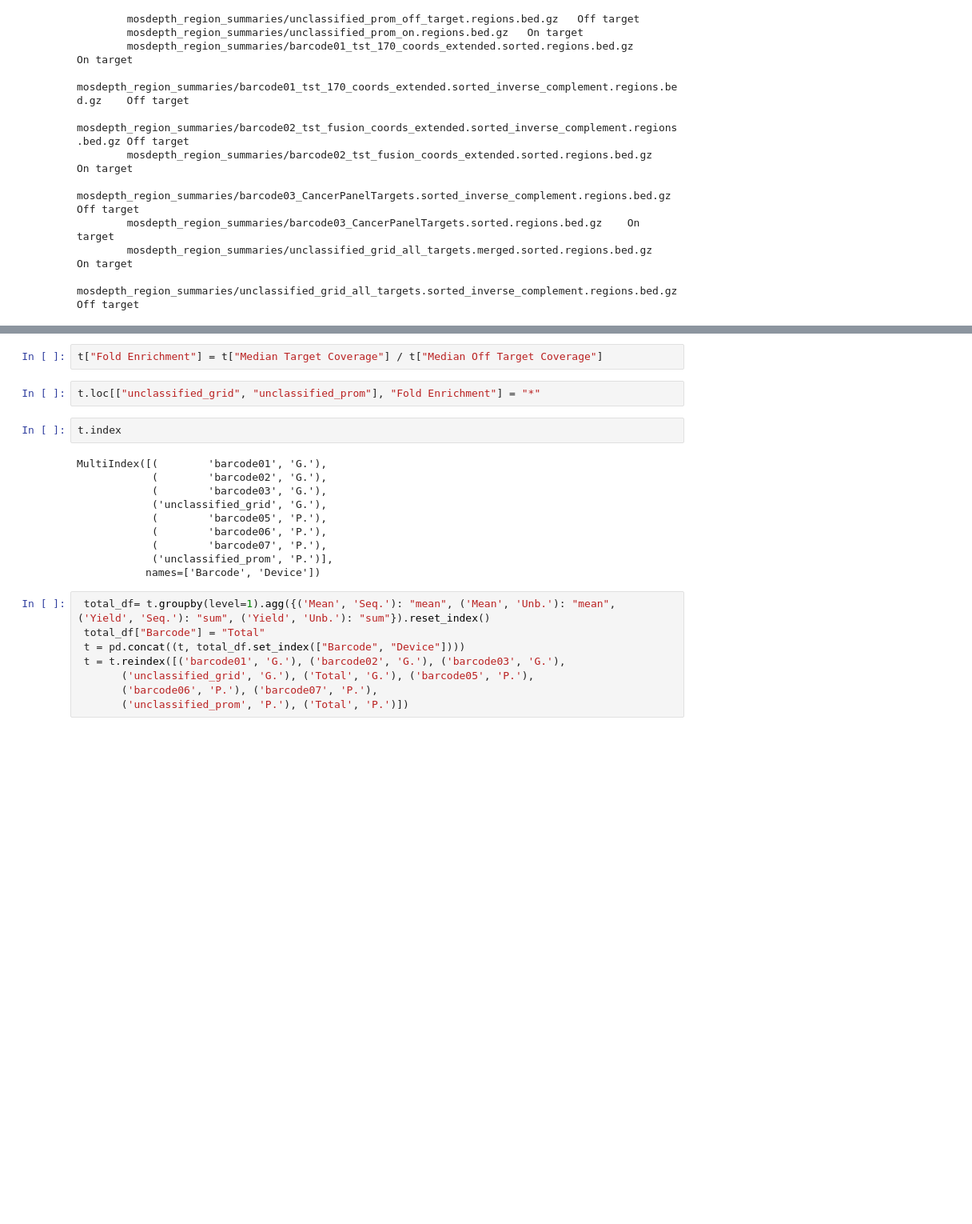
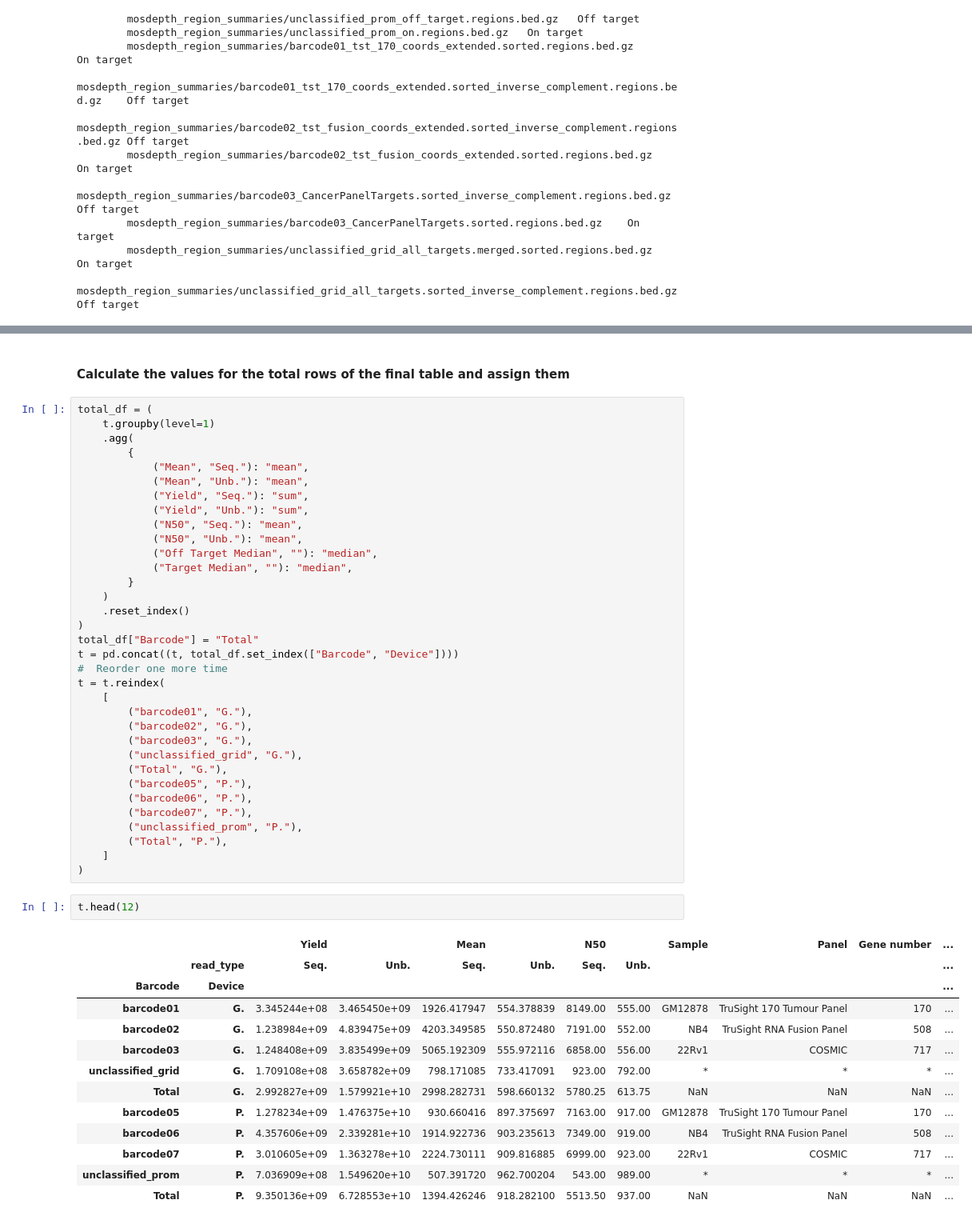
Before and after one commit to LooseLab/barcode_paper_nb, a Jupyter notebook: table_1/table_1.ipynb, the cells around one changed output, grey strips where cells are left out. Shown at 80% size. Saved outputs shown, nothing was run; the diff lists cells and outputs as text; blank space fills up the shorter version.

Commit message:
Tidy up and comment table1.ipynb

```diff
--- a/table_1/table_1.ipynb
+++ b/table_1/table_1.ipynb
@@ -290,24 +284,52 @@ t
-# %%
-t["Fold Enrichment"] = t["Median Target Coverage"] / t["Median Off Target Coverage"]
-# %%
-t.loc[["unclassified_grid", "unclassified_prom"], "Fold Enrichment"] = "*"
-# %%
-t.index
-# %% [output]
-MultiIndex([(        'barcode01', 'G.'),
-            (        'barcode02', 'G.'),
-            (        'barcode03', 'G.'),
-            ('unclassified_grid', 'G.'),
-            (        'barcode05', 'P.'),
-            (        'barcode06', 'P.'),
-            (        'barcode07', 'P.'),
-            ('unclassified_prom', 'P.')],
-           names=['Barcode', 'Device'])
+# %% [markdown]
+#### Calculate the values for the total rows of the final table and assign them
 # %%
- total_df= t.groupby(level=1).agg({('Mean', 'Seq.'): "mean", ('Mean', 'Unb.'): "mean", ('Yield', 'Seq.'): "sum", ('Yield', 'Unb.'): "sum"}).reset_index()
- total_df["Barcode"] = "Total"
- t = pd.concat((t, total_df.set_index(["Barcode", "Device"])))
- t = t.reindex([('barcode01', 'G.'), ('barcode02', 'G.'), ('barcode03', 'G.'),
-       ('unclassified_grid', 'G.'), ('Total', 'G.'), ('barcode05', 'P.'),
-       ('barcode06', 'P.'), ('barcode07', 'P.'),
-       ('unclassified_prom', 'P.'), ('Total', 'P.')])
+total_df = (
+    t.groupby(level=1)
+    .agg(
+        {
+            ("Mean", "Seq."): "mean",
+            ("Mean", "Unb."): "mean",
+            ("Yield", "Seq."): "sum",
+            ("Yield", "Unb."): "sum",
+            ("N50", "Seq."): "mean",
+            ("N50", "Unb."): "mean",
+            ("Off Target Median", ""): "median",
+            ("Target Median", ""): "median",
+        }
+    )
+    .reset_index()
+)
+total_df["Barcode"] = "Total"
+t = pd.concat((t, total_df.set_index(["Barcode", "Device"])))
+#  Reorder one more time
+t = t.reindex(
+    [
+        ("barcode01", "G."),
+        ("barcode02", "G."),
+        ("barcode03", "G."),
+        ("unclassified_grid", "G."),
+        ("Total", "G."),
+        ("barcode05", "P."),
+        ("barcode06", "P."),
+        ("barcode07", "P."),
+        ("unclassified_prom", "P."),
+        ("Total", "P."),
+    ]
+)
+# %%
+t.head(12)
+# %% [output]
+|  |  | Yield |  | Mean |  | N50 |  | Sample | Panel | Gene number | ... |
+|  | read_type | Seq. | Unb. | Seq. | Unb. | Seq. | Unb. |  |  |  | ... |
+| Barcode | Device |  |  |  |  |  |  |  |  |  | ... |
+| barcode01 | G. | 3.345244e+08 | 3.465450e+09 | 1926.417947 | 554.378839 | 8149.00 | 555.00 | GM12878 | TruSight 170 Tumour Panel | 170 | ... |
+| barcode02 | G. | 1.238984e+09 | 4.839475e+09 | 4203.349585 | 550.872480 | 7191.00 | 552.00 | NB4 | TruSight RNA Fusion Panel | 508 | ... |
+| barcode03 | G. | 1.248408e+09 | 3.835499e+09 | 5065.192309 | 555.972116 | 6858.00 | 556.00 | 22Rv1 | COSMIC | 717 | ... |
+| unclassified_grid | G. | 1.709108e+08 | 3.658782e+09 | 798.171085 | 733.417091 | 923.00 | 792.00 | * | * | * | ... |
+| Total | G. | 2.992827e+09 | 1.579921e+10 | 2998.282731 | 598.660132 | 5780.25 | 613.75 | NaN | NaN | NaN | ... |
+| barcode05 | P. | 1.278234e+09 | 1.476375e+10 | 930.660416 | 897.375697 | 7163.00 | 917.00 | GM12878 | TruSight 170 Tumour Panel | 170 | ... |
+| barcode06 | P. | 4.357606e+09 | 2.339281e+10 | 1914.922736 | 903.235613 | 7349.00 | 919.00 | NB4 | TruSight RNA Fusion Panel | 508 | ... |
+| barcode07 | P. | 3.010605e+09 | 1.363278e+10 | 2224.730111 | 909.816885 | 6999.00 | 923.00 | 22Rv1 | COSMIC | 717 | ... |
+| unclassified_prom | P. | 7.036909e+08 | 1.549620e+10 | 507.391720 | 962.700204 | 543.00 | 989.00 | * | * | * | ... |
+| Total | P. | 9.350136e+09 | 6.728553e+10 | 1394.426246 | 918.282100 | 5513.50 | 937.00 | NaN | NaN | NaN | ... |
```
Also changed, not shown: parts of 26 cells of this notebook.
